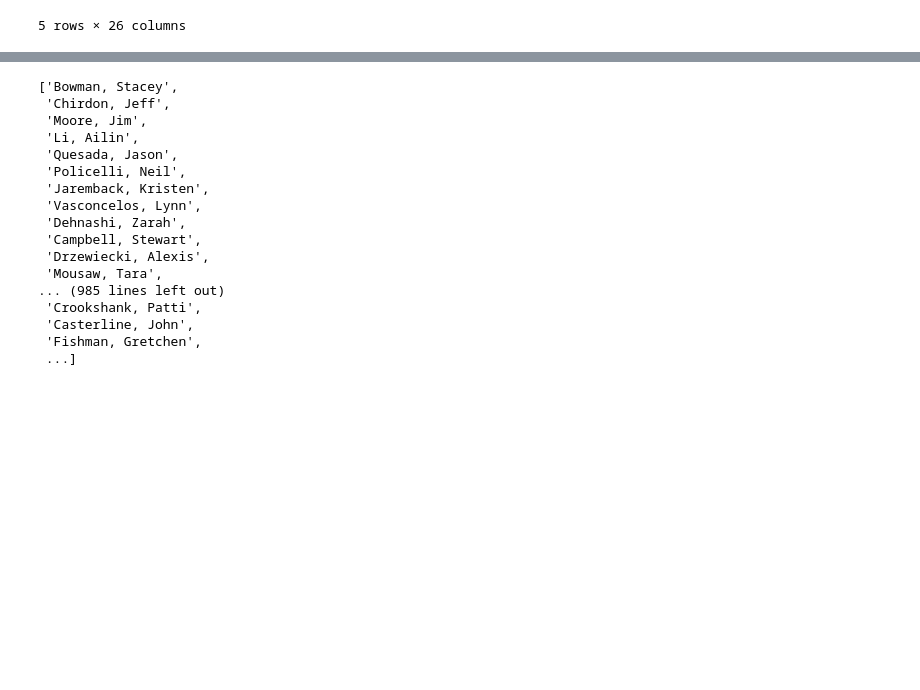
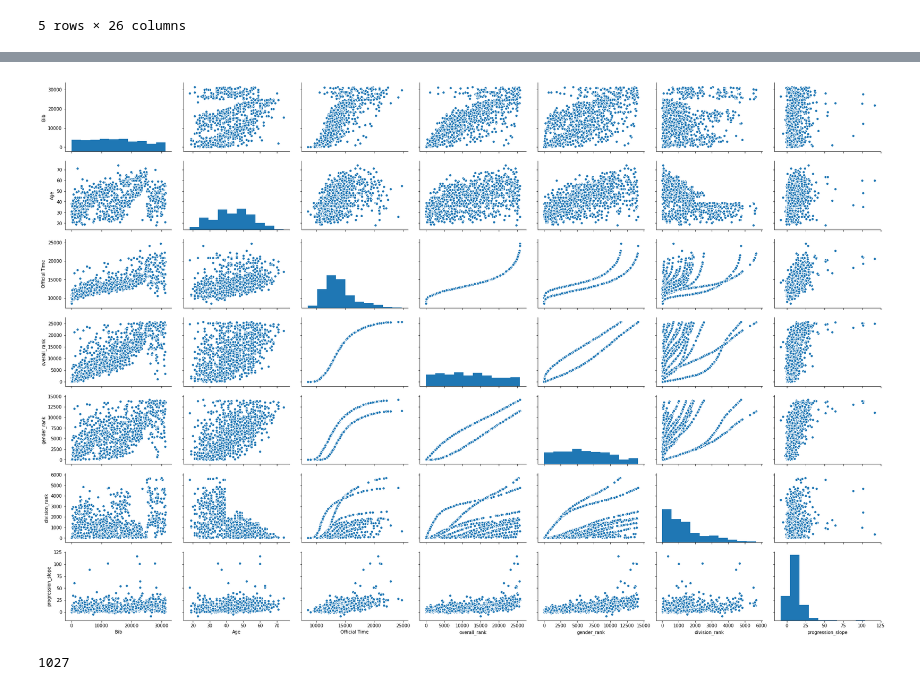
Before and after one commit to maicat11/Project_2-Marathon-Predictor, a Jupyter notebook: DataExploration.ipynb, the cells around one changed output, grey strips where cells are left out. Drawn from its saved outputs; the diff is of its cells as text; code cells hidden in the pictures; blank space fills up the shorter version.

```diff
--- a/DataExploration.ipynb
+++ b/DataExploration.ipynb
@@ -192,21 +166,11 @@ sns.heatmap(df18_corr, ax=ax, cmap='PuBuGn', linewidths=1, linecolor='ivory');
+# %%
+corr_test = df18[['Bib', 'Age', 'Official Time', 'overall_rank', 'gender_rank',
+                  'division_rank', 'progression_slope']].dropna().sample(1000)
+sns.pairplot(corr_test, aspect=1.5);
+# %% [output]
+[figure, added]
 # %%
 legacy_runners = list(set(df15['Name']).intersection(df16['Name']).intersection(df17['Name']).intersection(df18['Name']))
-legacy_runners
+len(legacy_runners)
 # %% [output]
-['Bowman, Stacey',
- 'Chirdon, Jeff',
- 'Moore, Jim',
- 'Li, Ailin',
- 'Quesada, Jason',
- 'Policelli, Neil',
- 'Jaremback, Kristen',
- 'Vasconcelos, Lynn',
- 'Dehnashi, Zarah',
- 'Campbell, Stewart',
- 'Drzewiecki, Alexis',
- 'Mousaw, Tara',
-... (985 lines left out)
- 'Crookshank, Patti',
- 'Casterline, John',
- 'Fishman, Gretchen',
- ...]
+1027
```
Also changed, not shown: parts of 13 cells of this notebook, 1 other file.
